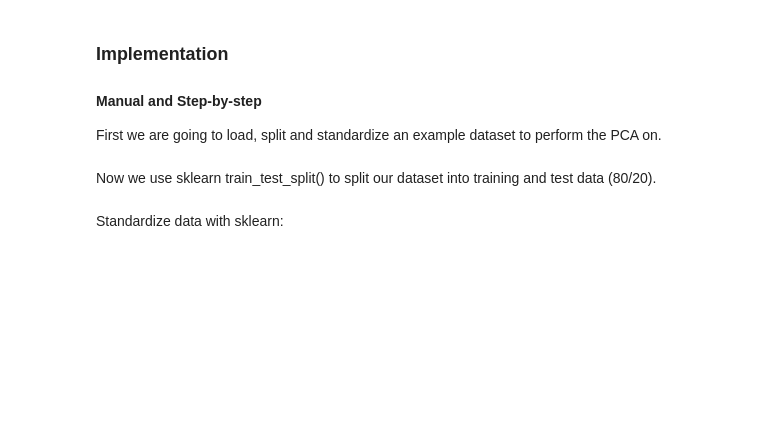
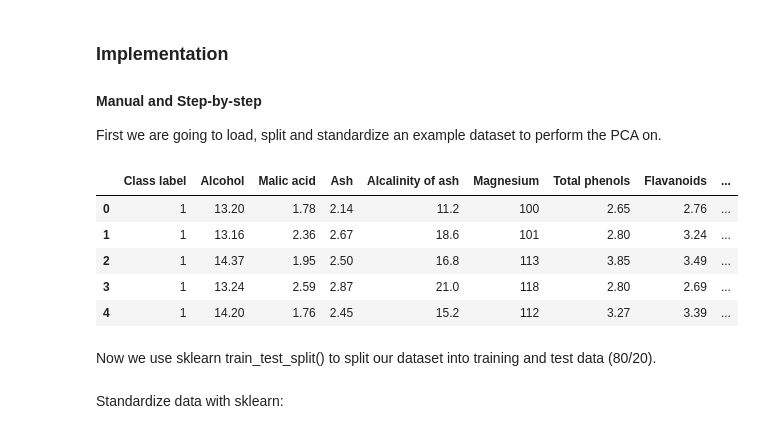
Before and after one commit to DataScienceLabFHSWF/MachineLearningCourse, a Jupyter notebook: solutions/05/05_pca_sol.ipynb, the cells around one changed output. Drawn from its saved outputs; the diff is of its cells as text; code cells hidden in the pictures; blank space fills up the shorter version.

```diff
--- a/solutions/05/05_pca_sol.ipynb
+++ b/solutions/05/05_pca_sol.ipynb
@@ -23,14 +23,21 @@ First we are going to load, split and standardize an example dataset to perform
 # %%
 import pandas as pd
 
-df = pd.read_csv("wine.data")
+df = pd.read_csv("../../data/05/wine.data")
 
 df.columns = ['Class label', 'Alcohol', 'Malic acid', 'Ash',
                    'Alcalinity of ash', 'Magnesium', 'Total phenols',
                    'Flavanoids', 'Nonflavanoid phenols', 'Proanthocyanins',
                    'Color intensity', 'Hue',
                    'OD280/OD315 of diluted wines', 'Proline']
 df.head()
+# %% [output]
+|  | Class label | Alcohol | Malic acid | Ash | Alcalinity of ash | Magnesium | Total phenols | Flavanoids | ... |
+| 0 | 1 | 13.20 | 1.78 | 2.14 | 11.2 | 100 | 2.65 | 2.76 | ... |
+| 1 | 1 | 13.16 | 2.36 | 2.67 | 18.6 | 101 | 2.80 | 3.24 | ... |
+| 2 | 1 | 14.37 | 1.95 | 2.50 | 16.8 | 113 | 3.85 | 3.49 | ... |
+| 3 | 1 | 13.24 | 2.59 | 2.87 | 21.0 | 118 | 2.80 | 2.69 | ... |
+| 4 | 1 | 14.20 | 1.76 | 2.45 | 15.2 | 112 | 3.27 | 3.39 | ... |
 # %% [markdown]
 Now we use sklearn train_test_split() to split our dataset into training and test data (80/20).
 # %%
```
Also changed, not shown: parts of 23 cells of this notebook, 2 other files.
